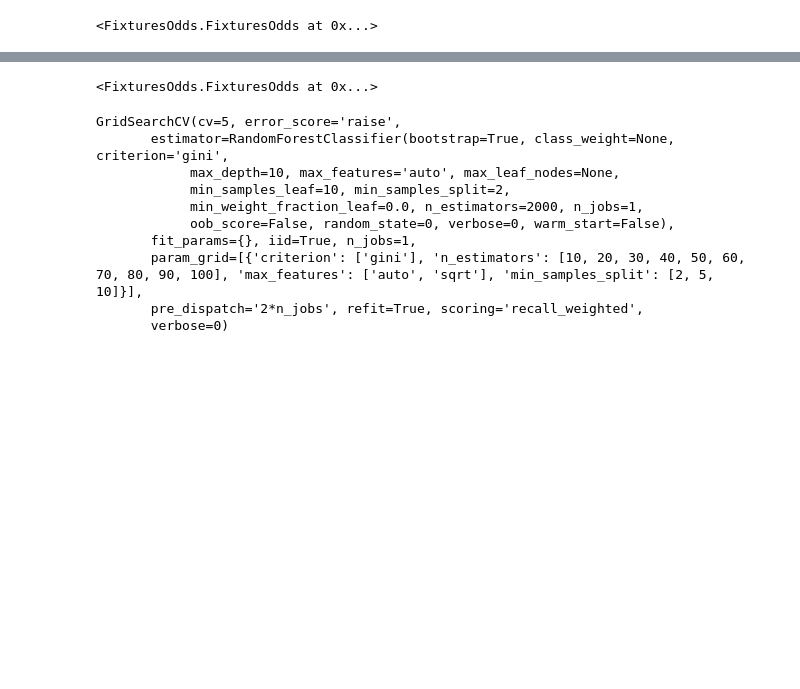
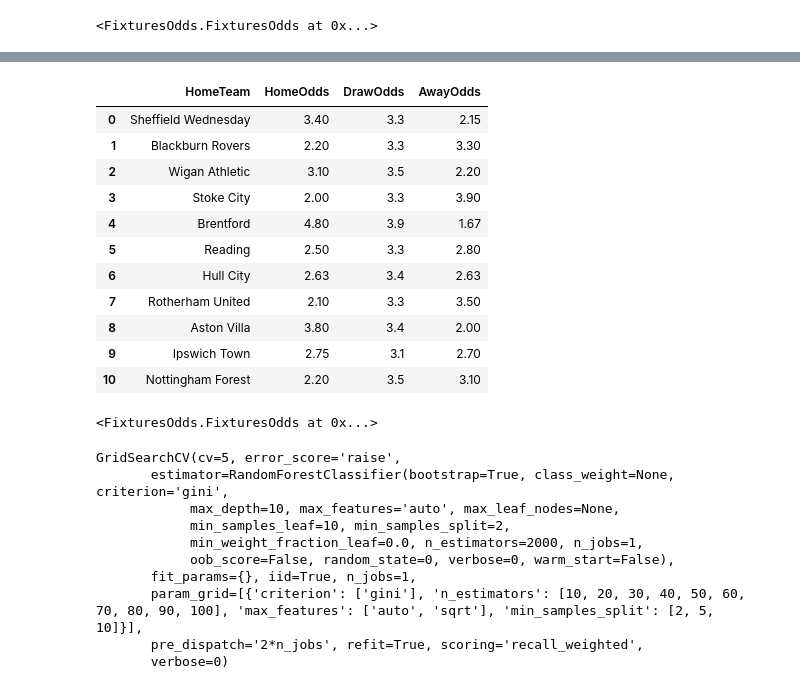
Before and after one commit to wormwood/football, a Jupyter notebook: ClassifierswithOdds-Copy1.ipynb, the cells around one changed output, grey strips where cells are left out. Drawn from its saved outputs; the diff is of its cells as text; code cells hidden in the pictures; blank space fills up the shorter version.

```diff
--- a/ClassifierswithOdds-Copy1.ipynb
+++ b/ClassifierswithOdds-Copy1.ipynb
@@ -115,3 +105,18 @@ ValueError: Found array with 0 sample(s) (shape=(0, 6)) while a minimum of 1 is
+# %%
+fo.get_odds('skybet', 2)
+# %% [output]
+|  | HomeTeam | HomeOdds | DrawOdds | AwayOdds |
+| 0 | Sheffield Wednesday | 3.40 | 3.3 | 2.15 |
+| 1 | Blackburn Rovers | 2.20 | 3.3 | 3.30 |
+| 2 | Wigan Athletic | 3.10 | 3.5 | 2.20 |
+| 3 | Stoke City | 2.00 | 3.3 | 3.90 |
+| 4 | Brentford | 4.80 | 3.9 | 1.67 |
+| 5 | Reading | 2.50 | 3.3 | 2.80 |
+| 6 | Hull City | 2.63 | 3.4 | 2.63 |
+| 7 | Rotherham United | 2.10 | 3.3 | 3.50 |
+| 8 | Aston Villa | 3.80 | 3.4 | 2.00 |
+| 9 | Ipswich Town | 2.75 | 3.1 | 2.70 |
+| 10 | Nottingham Forest | 2.20 | 3.5 | 3.10 |
 # %%
 # extract predictions to a csv for more analsys
 fo=FixturesOdds()
```
Also changed, not shown: parts of 13 cells of this notebook, 13 other files.
